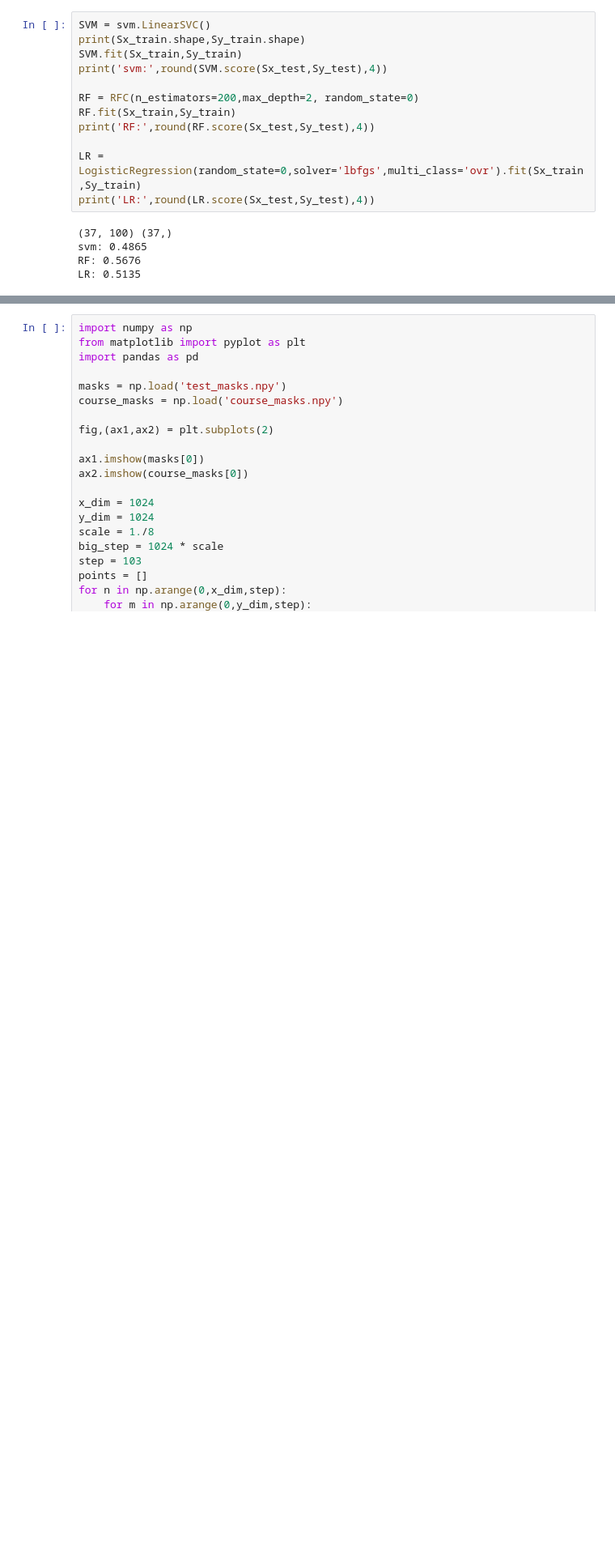
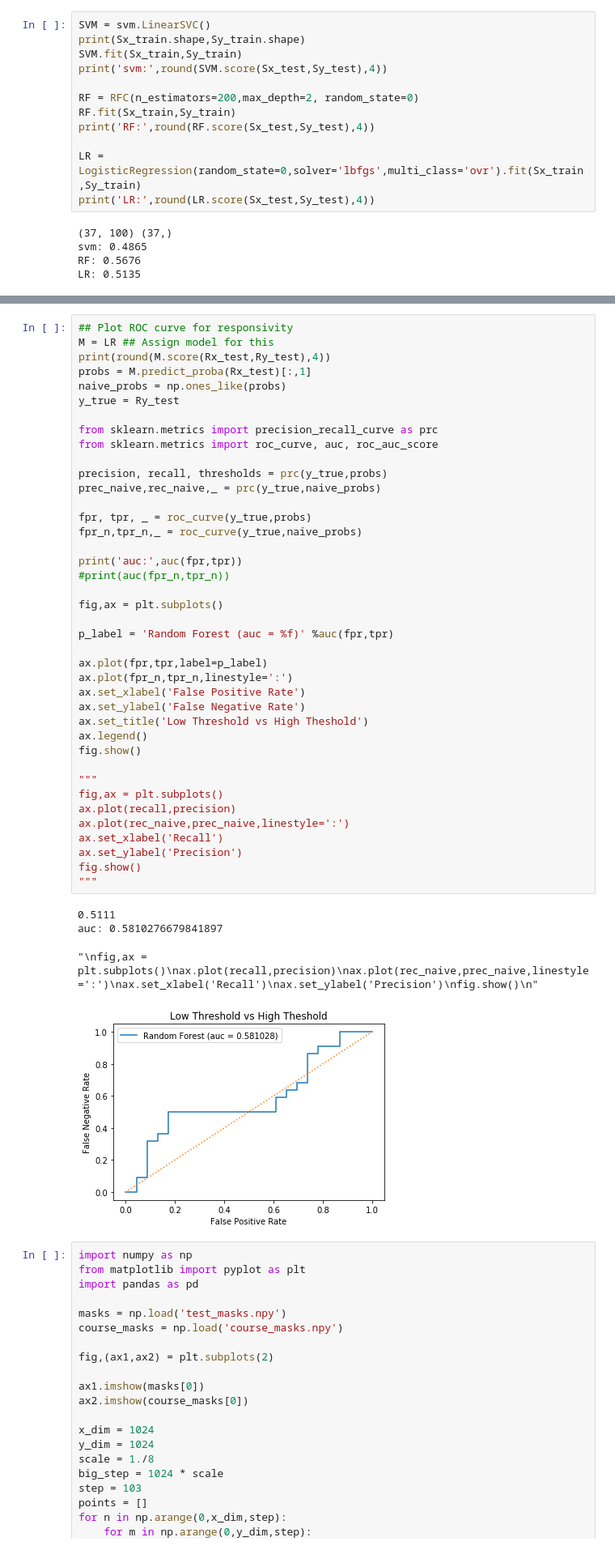
Before and after one commit to aperkes/PostureAnalysis, a Jupyter notebook: cloud_sandbox.ipynb, the cells around one changed output, grey strips where cells are left out. Shown at 81% size. Saved outputs shown, nothing was run; the diff lists cells and outputs as text; blank space fills up the shorter version.

```diff
--- a/cloud_sandbox.ipynb
+++ b/cloud_sandbox.ipynb
@@ -332,3 +410,48 @@ LR: 0.625
+# %%
+## Plot ROC curve for responsivity
+M = LR ## Assign model for this
+print(round(M.score(Rx_test,Ry_test),4))
+probs = M.predict_proba(Rx_test)[:,1]
+naive_probs = np.ones_like(probs)
+y_true = Ry_test
+
+from sklearn.metrics import precision_recall_curve as prc
+from sklearn.metrics import roc_curve, auc, roc_auc_score
+
+precision, recall, thresholds = prc(y_true,probs)
+prec_naive,rec_naive,_ = prc(y_true,naive_probs)
+
+fpr, tpr, _ = roc_curve(y_true,probs)
+fpr_n,tpr_n,_ = roc_curve(y_true,naive_probs)
+
+print('auc:',auc(fpr,tpr))
+#print(auc(fpr_n,tpr_n))
+
+fig,ax = plt.subplots()
+
+p_label = 'Random Forest (auc = %f)' %auc(fpr,tpr)
+
+ax.plot(fpr,tpr,label=p_label)
+ax.plot(fpr_n,tpr_n,linestyle=':')
+ax.set_xlabel('False Positive Rate')
+ax.set_ylabel('False Negative Rate')
+ax.set_title('Low Threshold vs High Theshold')
+ax.legend()
+fig.show()
+
+"""
+fig,ax = plt.subplots()
+ax.plot(recall,precision)
+ax.plot(rec_naive,prec_naive,linestyle=':')
+ax.set_xlabel('Recall')
+ax.set_ylabel('Precision')
+fig.show()
+"""
+# %% [output]
+0.5111
+auc: 0.5810276679841897
+"\nfig,ax = plt.subplots()\nax.plot(recall,precision)\nax.plot(rec_naive,prec_naive,linestyle=':')\nax.set_xlabel('Recall')\nax.set_ylabel('Precision')\nfig.show()\n"
+[figure, added]
 # %%
 import numpy as np
 from matplotlib import pyplot as plt
```
Also changed, not shown: parts of 12 cells of this notebook.
